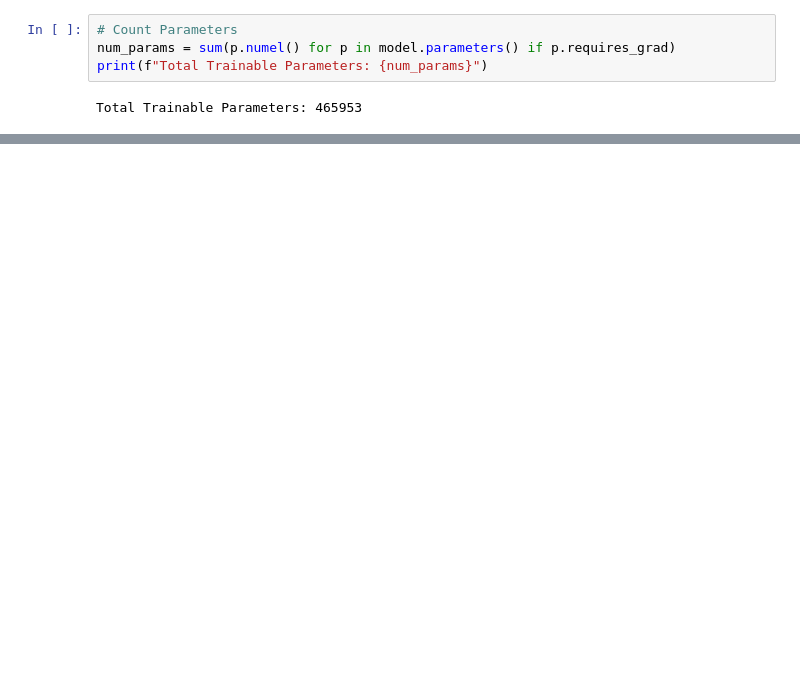
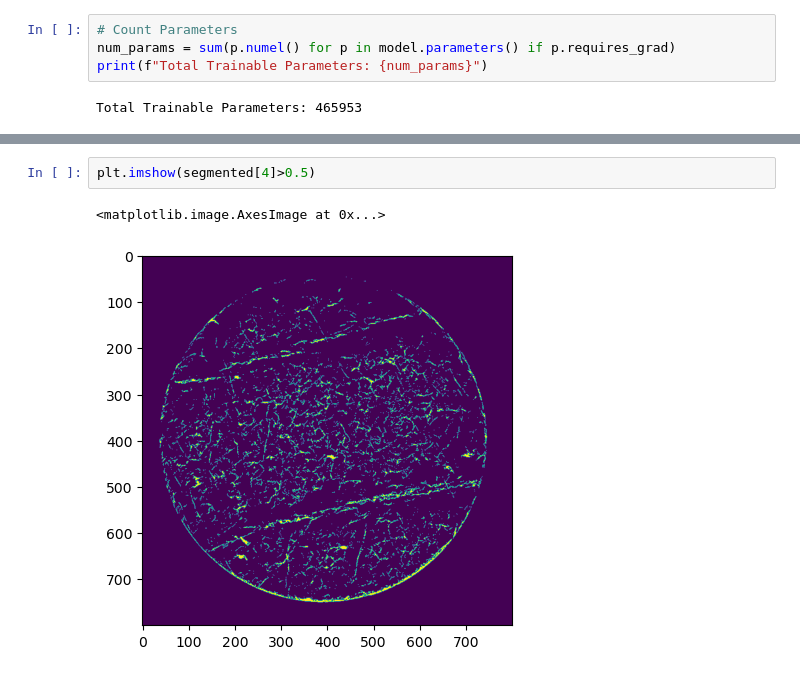
Before and after one commit to Ramyarzarza/Rock_CT_image, a Jupyter notebook: Synthetic image/synthetic image model.ipynb, the cells around one changed output, grey strips where cells are left out. Cells and saved outputs as stored; diff of their text form; blank space fills up the shorter version.

```diff
--- a/Synthetic image/synthetic image model.ipynb
+++ b/Synthetic image/synthetic image model.ipynb
@@ -198,0 +280,5 @@ torch.save(model, 'best_Unet.pt')
+# %%
+plt.imshow(segmented[4]>0.5)
+# %% [output]
+<matplotlib.image.AxesImage at 0x...>
+[figure, added]
```
Also changed, not shown: parts of 13 cells of this notebook, 16 other files.
